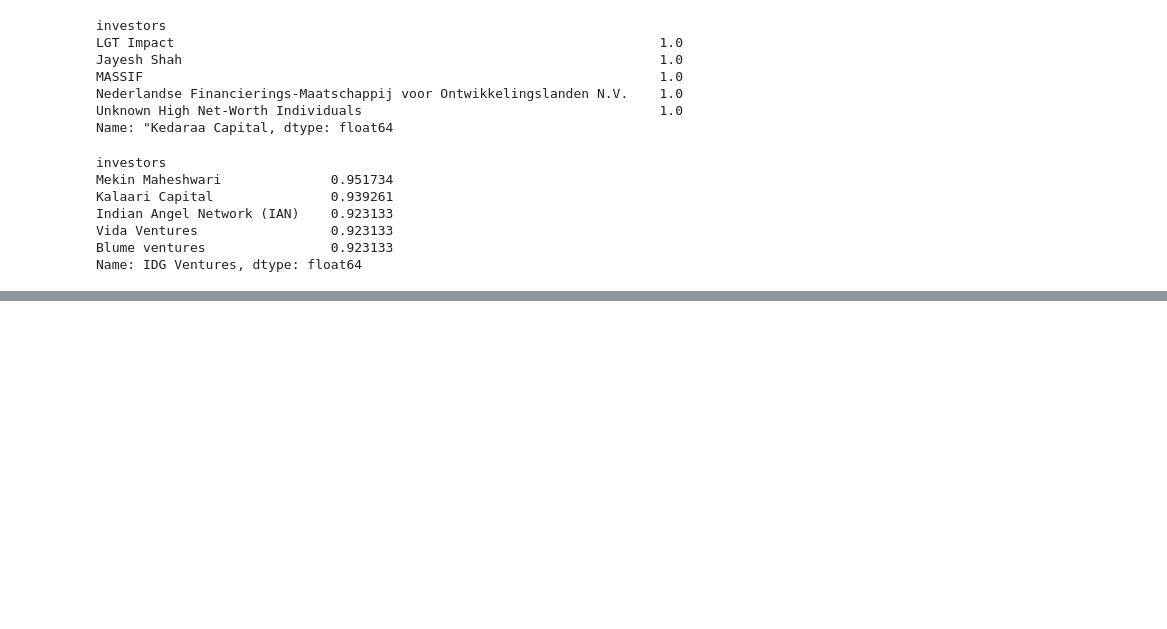
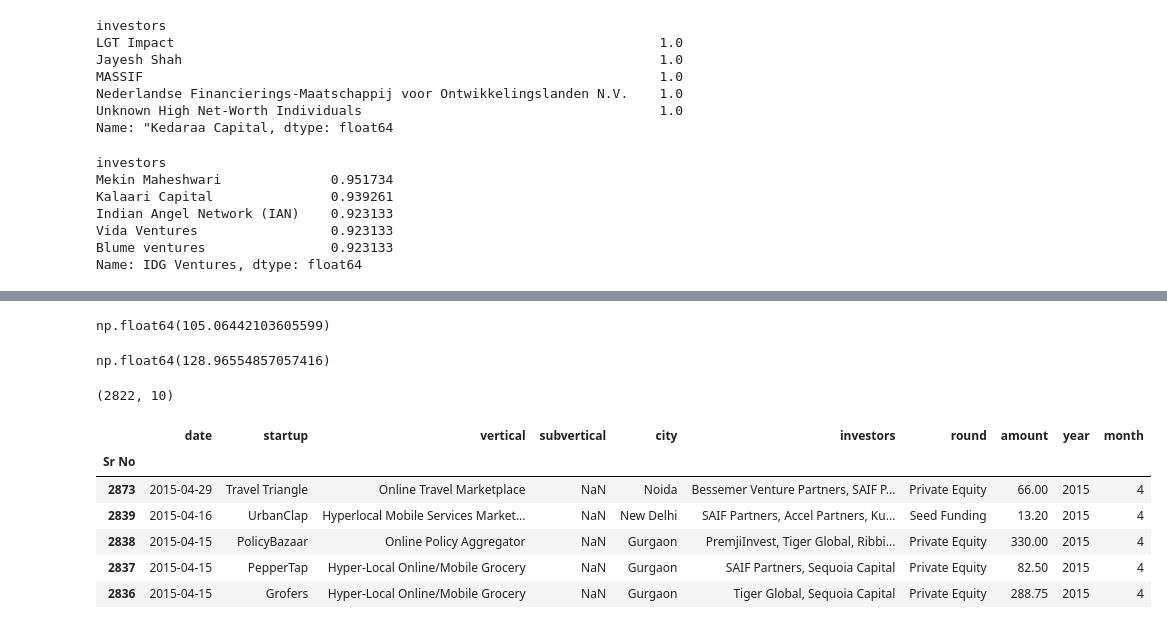
Before and after one commit to s-a-n-d-ip/Indian-Startup-Funding-Analysis, a Jupyter notebook: analysis.ipynb, the cells around one changed output, grey strips where cells are left out. Drawn from its saved outputs; the diff is of its cells as text; code cells hidden in the pictures; blank space fills up the shorter version.

```diff
--- a/analysis.ipynb
+++ b/analysis.ipynb
@@ -453,0 +527,8 @@ Name: IDG Ventures, dtype: float64
+# %%
+df['amount'].mean()
+# %% [output]
+np.float64(105.06442103605599)
+# %%
+df.groupby('startup')['amount'].sum().mean()
+# %% [output]
+np.float64(128.96554857057416)
@@ -453,0 +540,14 @@ Name: IDG Ventures, dtype: float64
+# %%
+df.shape
+# %% [output]
+(2822, 10)
+# %%
+df[df['year']==2015].sort_values(by='month',ascending=True).head()
+# %% [output]
+|  | date | startup | vertical | subvertical | city | investors | round | amount | year | month |
+| Sr No |  |  |  |  |  |  |  |  |  |  |
+| 2873 | 2015-04-29 | Travel Triangle | Online Travel Marketplace | NaN | Noida | Bessemer Venture Partners, SAIF P... | Private Equity | 66.00 | 2015 | 4 |
+| 2839 | 2015-04-16 | UrbanClap | Hyperlocal Mobile Services Market... | NaN | New Delhi | SAIF Partners, Accel Partners, Ku... | Seed Funding | 13.20 | 2015 | 4 |
+| 2838 | 2015-04-15 | PolicyBazaar | Online Policy Aggregator | NaN | Gurgaon | PremjiInvest, Tiger Global, Ribbi... | Private Equity | 330.00 | 2015 | 4 |
+| 2837 | 2015-04-15 | PepperTap | Hyper-Local Online/Mobile Grocery | NaN | Gurgaon | SAIF Partners, Sequoia Capital | Private Equity | 82.50 | 2015 | 4 |
+| 2836 | 2015-04-15 | Grofers | Hyper-Local Online/Mobile Grocery | NaN | Gurgaon | Tiger Global, Sequoia Capital | Private Equity | 288.75 | 2015 | 4 |
```
Also changed, not shown: parts of 26 cells of this notebook, 1 other file.
